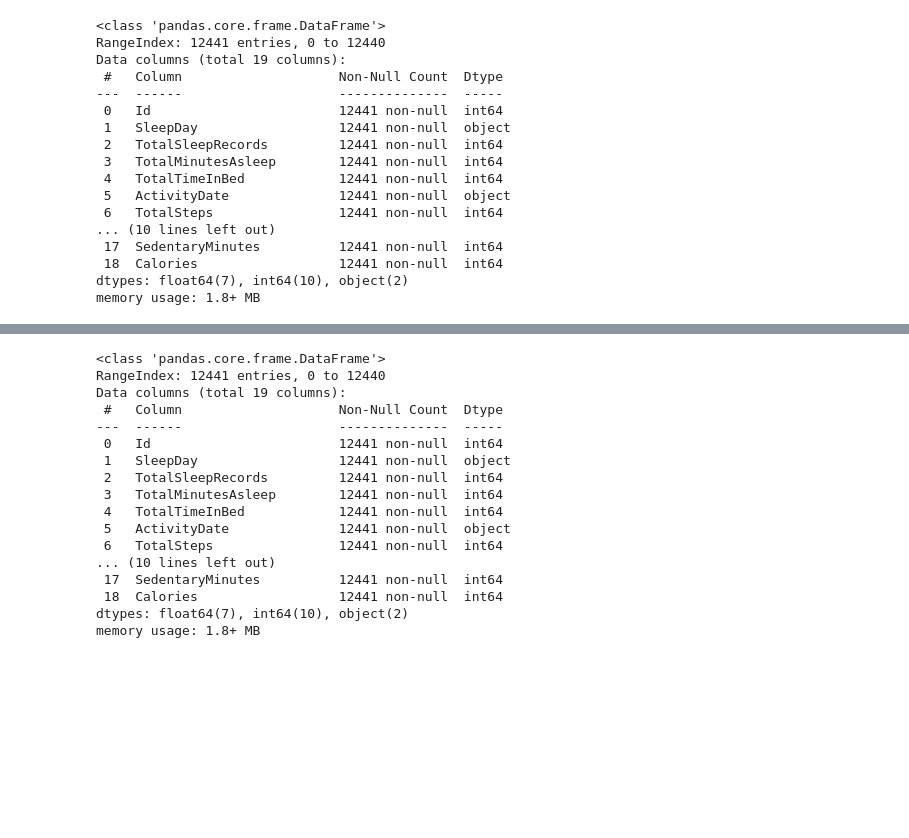
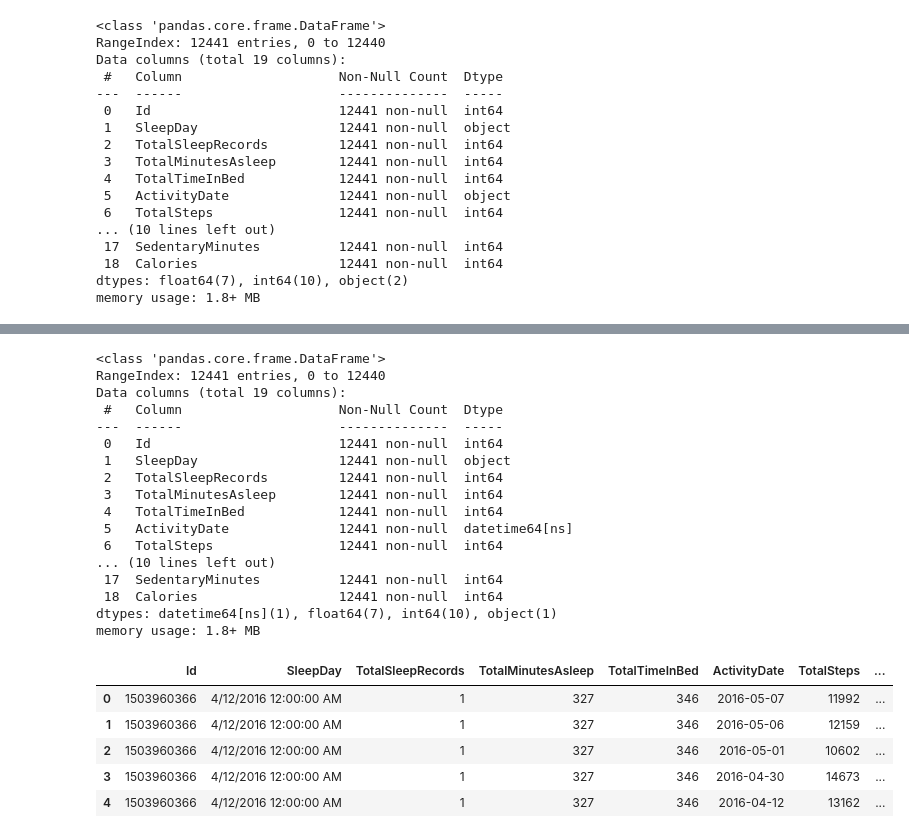
Before and after one commit to SheryllD/Project_SQL_Database, a Jupyter notebook: Data_Wrangling.ipynb, the cells around one changed output, grey strips where cells are left out. Saved outputs shown, nothing was run; the diff lists cells and outputs as text; code cells hidden in the pictures; blank space fills up the shorter version.

```diff
--- a/Data_Wrangling.ipynb
+++ b/Data_Wrangling.ipynb
@@ -177,22 +185,33 @@ From the observation I conclude the following:
 # %%
+# Converted the ActivityDate column to datetime64 data type and formatted to DD-MM-YY format
+#fitbit_df["ActivityDate"] = pd.to_datetime(fitbit_df["ActivityDate"], format="%d/%m/%Y")
+
 # Converting the ActivityDate column to datatime64 dtype and format to dd-mm-yyyy
-fitbit_df["ActivityDate"] = pd.to_datetime(fitbit_df["ActivityDate"], format="%d/%m/%Y").dt.date #add .dt.date to remove the time [ns]
+# Note: data might seems off to parse it to EU format, so it will be parsed to US format
+fitbit_df["ActivityDate"] = pd.to_datetime(fitbit_df["ActivityDate"], format="%m/%d/%Y")
 fitbit_df.info()
+fitbit_df.head()
 # %% [output]
 <class 'pandas.core.frame.DataFrame'>
 RangeIndex: 12441 entries, 0 to 12440
 Data columns (total 19 columns):
  #   Column                    Non-Null Count  Dtype
 ---  ------                    --------------  -----
  0   Id                        12441 non-null  int64
  1   SleepDay                  12441 non-null  object
  2   TotalSleepRecords         12441 non-null  int64
  3   TotalMinutesAsleep        12441 non-null  int64
  4   TotalTimeInBed            12441 non-null  int64
- 5   ActivityDate              12441 non-null  object
+ 5   ActivityDate              12441 non-null  datetime64[ns]
  6   TotalSteps                12441 non-null  int64
 ... (10 lines left out)
  17  SedentaryMinutes          12441 non-null  int64
  18  Calories                  12441 non-null  int64
-dtypes: float64(7), int64(10), object(2)
+dtypes: datetime64[ns](1), float64(7), int64(10), object(1)
 memory usage: 1.8+ MB
+|  | Id | SleepDay | TotalSleepRecords | TotalMinutesAsleep | TotalTimeInBed | ActivityDate | TotalSteps | ... |
+| 0 | 1503960366 | 4/12/2016 12:00:00 AM | 1 | 327 | 346 | 2016-05-07 | 11992 | ... |
+| 1 | 1503960366 | 4/12/2016 12:00:00 AM | 1 | 327 | 346 | 2016-05-06 | 12159 | ... |
+| 2 | 1503960366 | 4/12/2016 12:00:00 AM | 1 | 327 | 346 | 2016-05-01 | 10602 | ... |
+| 3 | 1503960366 | 4/12/2016 12:00:00 AM | 1 | 327 | 346 | 2016-04-30 | 14673 | ... |
+| 4 | 1503960366 | 4/12/2016 12:00:00 AM | 1 | 327 | 346 | 2016-04-12 | 13162 | ... |
```
Also changed, not shown: parts of 20 cells of this notebook.
